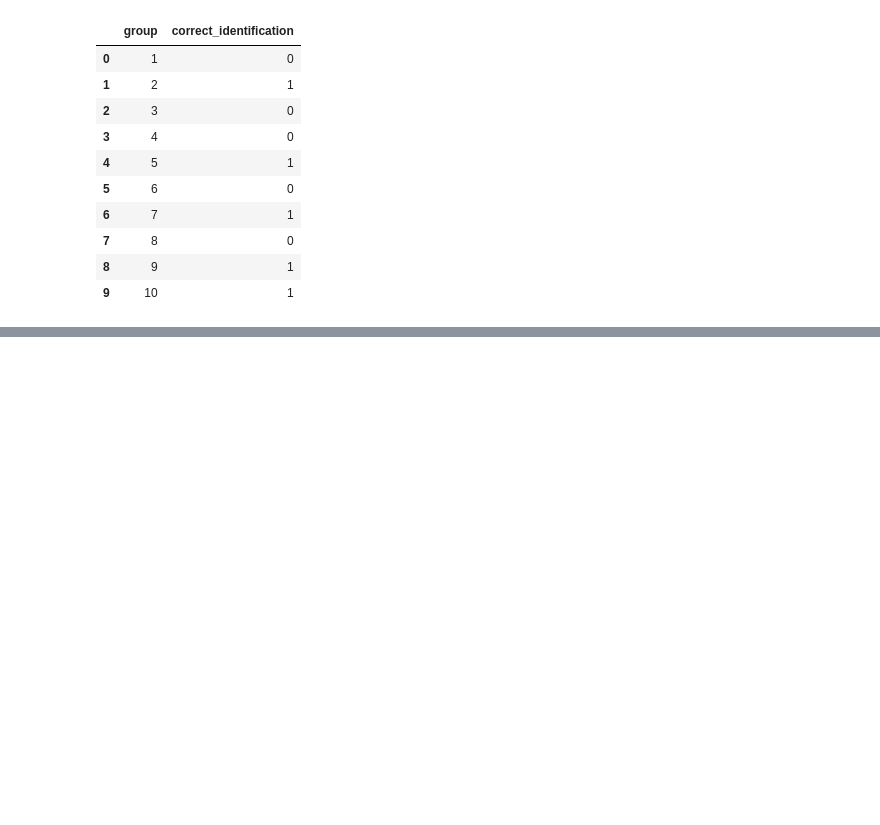
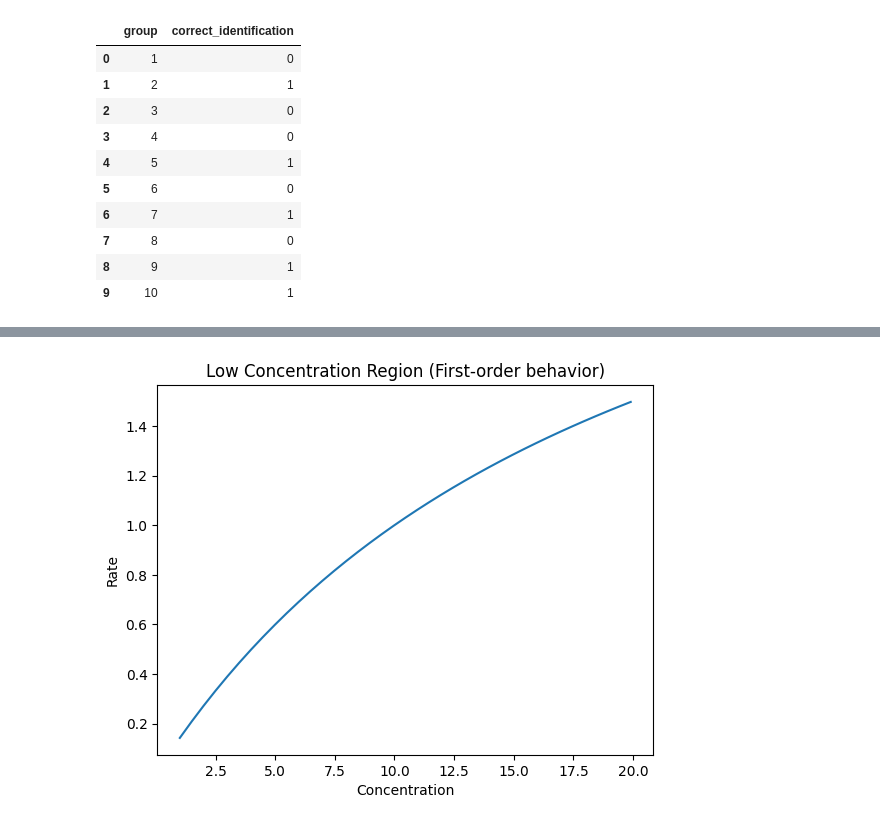
Before and after one commit to afunny101/Taiwan_ALDH2_Alcohol_Kinetics_Education_Project, a Jupyter notebook: ALDH2_Alcohol_Kinetics_Project.ipynb, the cells around one changed output, grey strips where cells are left out. Saved outputs shown, nothing was run; the diff lists cells and outputs as text; code cells hidden in the pictures; blank space fills up the shorter version.

```diff
--- a/ALDH2_Alcohol_Kinetics_Project.ipynb
+++ b/ALDH2_Alcohol_Kinetics_Project.ipynb
@@ -88,0 +118,11 @@ students.to_csv("education_data.csv", index=False)
+# %%
+low_region = S[S < 20]
+v_low = michaelis_menten(low_region, Vmax_normal, Km_normal)
+
+plt.plot(low_region, v_low)
+plt.title("Low Concentration Region (First-order behavior)")
+plt.xlabel("Concentration")
+plt.ylabel("Rate")
+plt.show()
+# %% [output]
+[figure, added]
```
Also changed, not shown: parts of 3 cells of this notebook.
